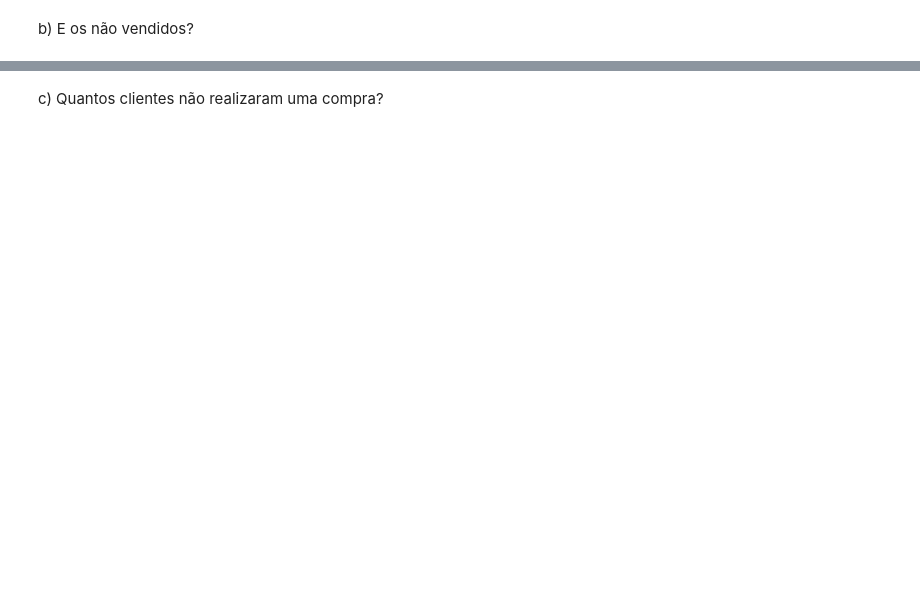
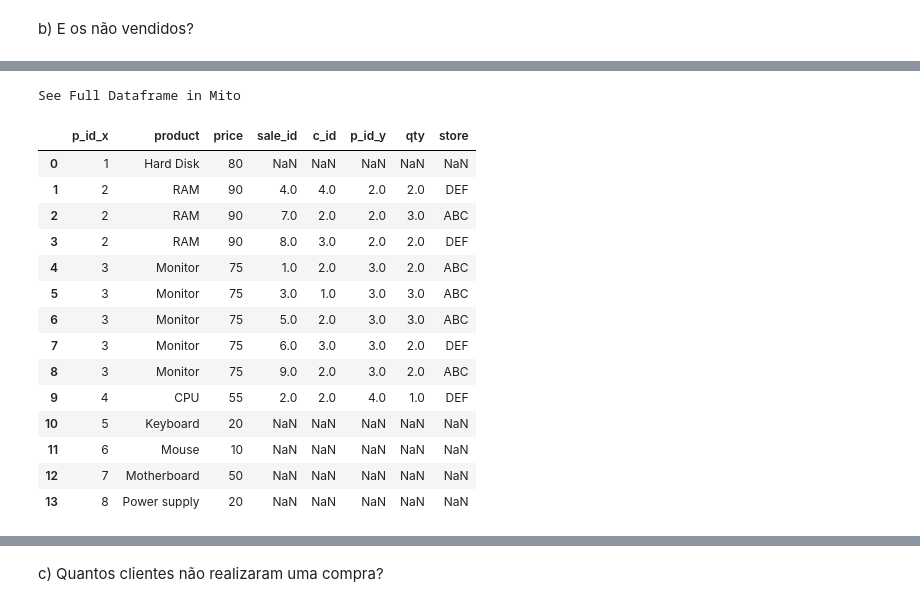
Before and after one commit to patriciacatandi/Lets_Code_Alunos, a Jupyter notebook: 02_Ferramentas_Programação/03_Pandas/Aula_4-Exercicios.ipynb, the cells around one changed output, grey strips where cells are left out. Saved outputs shown, nothing was run; the diff lists cells and outputs as text; code cells hidden in the pictures; blank space fills up the shorter version.

```diff
--- a/02_Ferramentas_Programação/03_Pandas/Aula_4-Exercicios.ipynb
+++ b/02_Ferramentas_Programação/03_Pandas/Aula_4-Exercicios.ipynb
@@ -11,0 +14,6 @@ a) Quais foram os produtos vendidos?
+# %%
+# importando o dataset
+
+customer = pd.read_csv("data/customer.csv ")
+products = pd.read_csv("data/products.csv ")
+sales = pd.read_csv("data/sales.csv ")
@@ -13,0 +109,22 @@ b) E os não vendidos?
+# %%
+# fazerndo a análise utilizando um merge  com how = "left"
+
+nao_vendidos = pd.merge(products, sales, how = 'left', on = 'product')
+nao_vendidos.head(15)
+# %% [output]
+See Full Dataframe in Mito
+|  | p_id_x | product | price | sale_id | c_id | p_id_y | qty | store |
+| 0 | 1 | Hard Disk | 80 | NaN | NaN | NaN | NaN | NaN |
+| 1 | 2 | RAM | 90 | 4.0 | 4.0 | 2.0 | 2.0 | DEF |
+| 2 | 2 | RAM | 90 | 7.0 | 2.0 | 2.0 | 3.0 | ABC |
+| 3 | 2 | RAM | 90 | 8.0 | 3.0 | 2.0 | 2.0 | DEF |
+| 4 | 3 | Monitor | 75 | 1.0 | 2.0 | 3.0 | 2.0 | ABC |
+| 5 | 3 | Monitor | 75 | 3.0 | 1.0 | 3.0 | 3.0 | ABC |
+| 6 | 3 | Monitor | 75 | 5.0 | 2.0 | 3.0 | 3.0 | ABC |
+| 7 | 3 | Monitor | 75 | 6.0 | 3.0 | 3.0 | 2.0 | DEF |
+| 8 | 3 | Monitor | 75 | 9.0 | 2.0 | 3.0 | 2.0 | ABC |
+| 9 | 4 | CPU | 55 | 2.0 | 2.0 | 4.0 | 1.0 | DEF |
+| 10 | 5 | Keyboard | 20 | NaN | NaN | NaN | NaN | NaN |
+| 11 | 6 | Mouse | 10 | NaN | NaN | NaN | NaN | NaN |
+| 12 | 7 | Motherboard | 50 | NaN | NaN | NaN | NaN | NaN |
+| 13 | 8 | Power supply | 20 | NaN | NaN | NaN | NaN | NaN |
```
Also changed, not shown: parts of 21 cells of this notebook, 1 other file.
